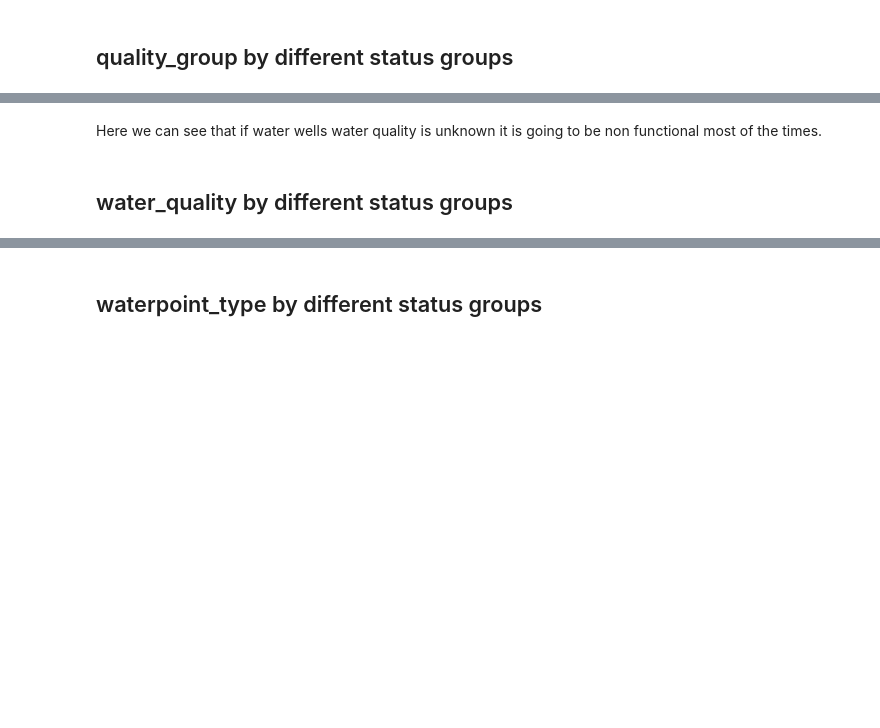
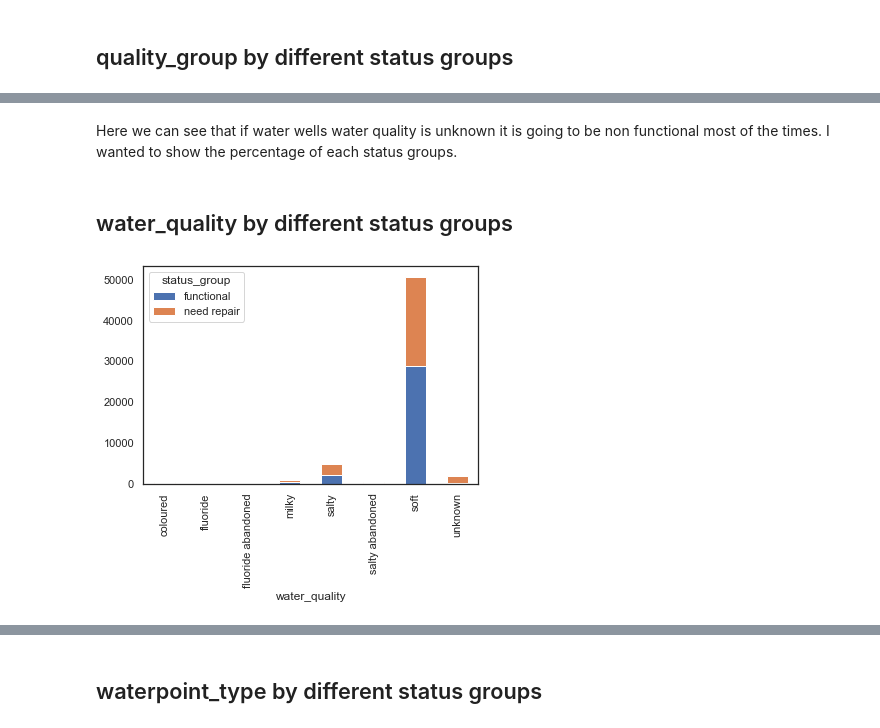
Before and after one commit to wooyounghong/water-wells-classification, a Jupyter notebook: 2.EDA.ipynb, the cells around one changed output, grey strips where cells are left out. Saved outputs shown, nothing was run; the diff lists cells and outputs as text; code cells hidden in the pictures; blank space fills up the shorter version.

```diff
--- a/2.EDA.ipynb
+++ b/2.EDA.ipynb
@@ -173,7 +225,11 @@ pd.crosstab(df['quality_group'], df['status_group'], normalize='index').plot.bar
 # %% [markdown]
-Here we can see that if water wells water quality is unknown it is going to be non functional most of the times.
+Here we can see that if water wells water quality is unknown it is going to be non functional most of the times. I wanted to show the percentage of each status groups.
 # %% [markdown]
 ## water_quality by different status groups
+# %%
+pd.crosstab(df['water_quality'], df['status_group']).plot.bar(stacked=True);
+# %% [output]
+[figure, added]
 # %%
 pd.crosstab(df['water_quality'], df['status_group'], normalize='index').plot.bar(stacked=True);
 # plt.tight_layout()
```
Also changed, not shown: parts of 79 cells of this notebook, 4 other files.
